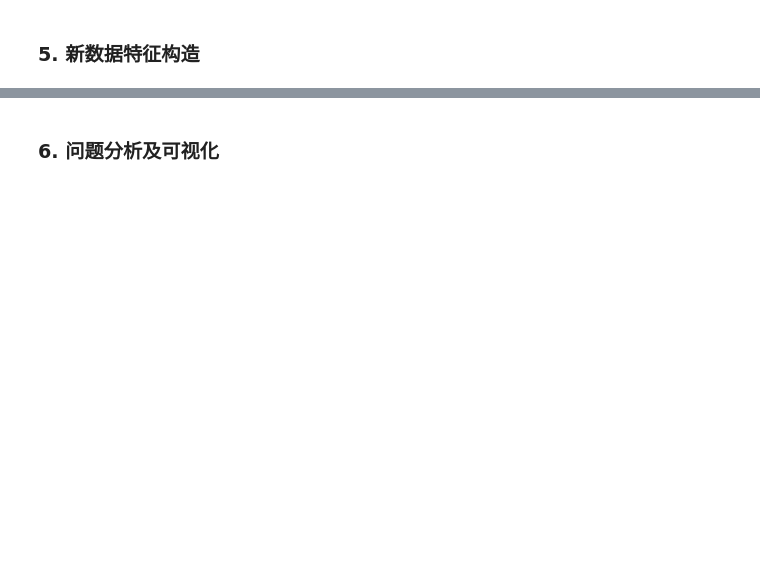
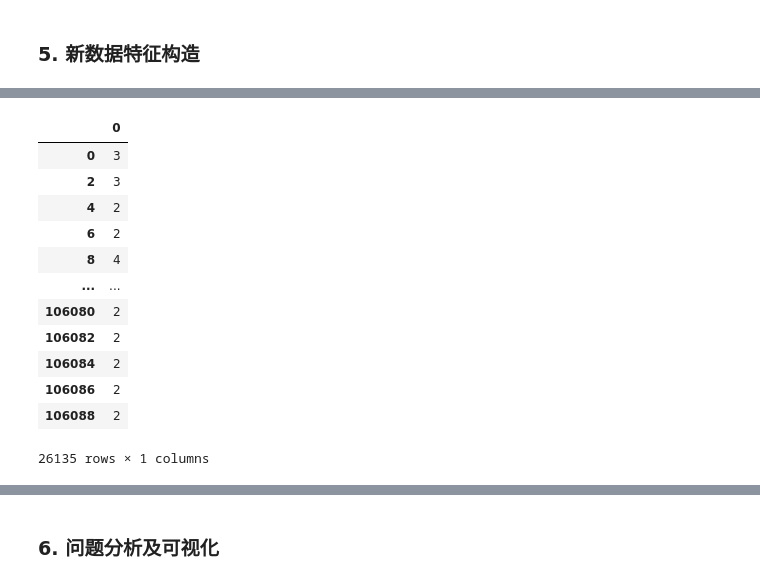
Before and after one commit to zimiao-dev/Python-Data-Analysis-Learning, a Jupyter notebook: 05_project_practice/Real Estate Market Insights and Valuation.ipynb, the cells around one changed output, grey strips where cells are left out. Drawn from its saved outputs; the diff is of its cells as text; code cells hidden in the pictures; blank space fills up the shorter version.

```diff
--- a/05_project_practice/Real Estate Market Insights and Valuation.ipynb
+++ b/05_project_practice/Real Estate Market Insights and Valuation.ipynb
@@ -176,0 +187,11 @@ memory usage: 2.4+ MB
+# %%
+# 房屋售价 price 的异常值处理 IQR
+Q1 = df['price'].quantile(0.25)
+Q3 = df['price'].quantile(0.75)
+IQR = Q3 - Q1
+high_price = Q3 + 1.5 * IQR
+low_price = Q1 - 1.5 * IQR
+# display(df[df['price'] < low_price])
+# display(df[df['price'] > high_price])
+display(len(df[(df['price'] < high_price) & (df['price'] > low_price)]))
+df = df[(df['price'] < high_price) & (df['price'] > low_price)]
@@ -178,0 +211,4 @@ memory usage: 2.4+ MB
+# %%
+# 地区 district
+display(df['address'].str.split('-').str[0])
+df['district'] = df['address'].str.split('-').str[0]
@@ -178,0 +260,21 @@ memory usage: 2.4+ MB
+# %%
+# 是否是直辖市 is_municipality
+# def func2(s):
+#     if s in ['北京', '上海', '重庆', '天津']:
+#         return 1
+#     else:
+#         return 0
+# display(df['city'].apply(func=func2))
+# df['is_municipality'] = df['city'].apply(func=func2)
+
+# display(df['city'].apply(lambda x: 1 if x in ['北京', '上海', '重庆', '天津'] else 0))
+# df['is_municipality'] = df['city'].apply(lambda x: 1 if x in ['北京', '上海', '重庆', '天津'] else 0)
+
+display(df['city'].isin(['北京', '上海', '重庆', '天津']).astype(int))
+df['is_municipality'] = df['city'].isin(['北京', '上海', '重庆', '天津']).astype(int)
+
+# display(df['province'].isin(['直辖市']).astype(int))
+# df['is_municipality'] = df['province'].isin(['直辖市']).astype(int)
+
+# display((df['province'] == '直辖市').astype(int))
+# df['is_municipality'] = (df['province'] == '直辖市').astype(int)
@@ -178,0 +294,21 @@ memory usage: 2.4+ MB
+# %%
+# 卧室数量 bedroom_count
+# display(df['rooms'].str.split('室').str[0].astype(int))
+# df['bedroom_count'] = df['rooms'].str.split('室').str[0].astype(int)
+
+display(df['rooms'].str.extract(r'(\d+)室').astype(int))
+df['bedroom_count'] = df['rooms'].str.extract(r'(\d+)室').astype(int)
+# %% [output]
+|  | 0 |
+| 0 | 3 |
+| 2 | 3 |
+| 4 | 2 |
+| 6 | 2 |
+| 8 | 4 |
+| ... | ... |
+| 106080 | 2 |
+| 106082 | 2 |
+| 106084 | 2 |
+| 106086 | 2 |
+| 106088 | 2 |
+26135 rows × 1 columns
```
Also changed, not shown: parts of 10 cells of this notebook.
